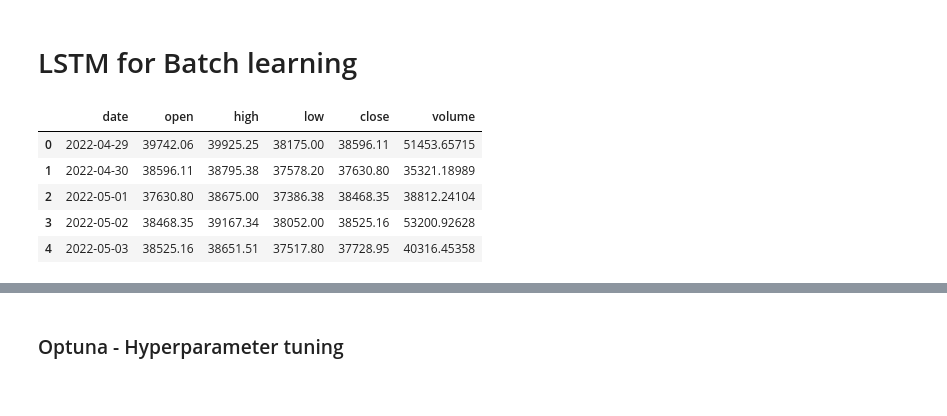
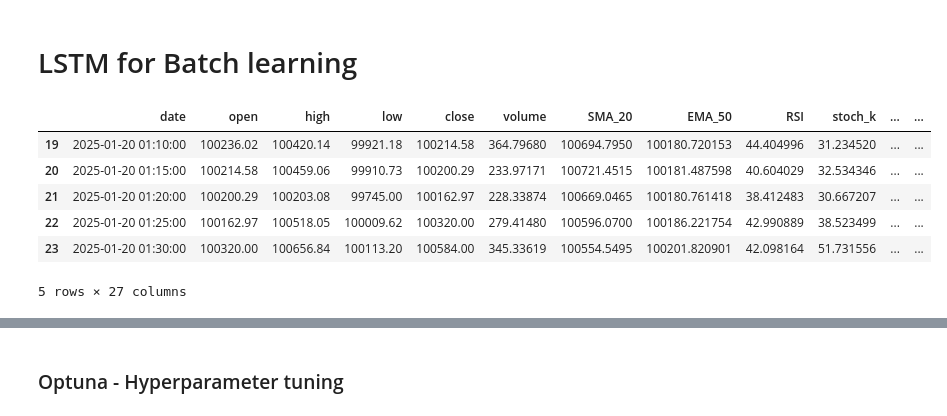
Before and after one commit to zakil-02/Stock-Market-Stream-Prediction-, a Jupyter notebook: Batch_Learning_notebooks/LSTM_BL.ipynb, the cells around one changed output, grey strips where cells are left out. Drawn from its saved outputs; the diff is of its cells as text; code cells hidden in the pictures.

```diff
--- a/Batch_Learning_notebooks/LSTM_BL.ipynb
+++ b/Batch_Learning_notebooks/LSTM_BL.ipynb
@@ -29,15 +29,16 @@ from skorch import NeuralNetRegressor
 
 import optuna
 # %%
-df = pd.read_csv('./data/BTCUSDT.csv', index_col=0)
+df = pd.read_csv('./Bdata/BTCUSDT.csv', index_col=0)
 df.head(5)
 # %% [output]
-|  | date | open | high | low | close | volume |
-| 0 | 2022-04-29 | 39742.06 | 39925.25 | 38175.00 | 38596.11 | 51453.65715 |
-| 1 | 2022-04-30 | 38596.11 | 38795.38 | 37578.20 | 37630.80 | 35321.18989 |
-| 2 | 2022-05-01 | 37630.80 | 38675.00 | 37386.38 | 38468.35 | 38812.24104 |
-| 3 | 2022-05-02 | 38468.35 | 39167.34 | 38052.00 | 38525.16 | 53200.92628 |
-| 4 | 2022-05-03 | 38525.16 | 38651.51 | 37517.80 | 37728.95 | 40316.45358 |
+|  | date | open | high | low | close | volume | SMA_20 | EMA_50 | RSI | stoch_k | ... | ... |
+| 19 | 2025-01-20 01:10:00 | 100236.02 | 100420.14 | 99921.18 | 100214.58 | 364.79680 | 100694.7950 | 100180.720153 | 44.404996 | 31.234520 | ... | ... |
+| 20 | 2025-01-20 01:15:00 | 100214.58 | 100459.06 | 99910.73 | 100200.29 | 233.97171 | 100721.4515 | 100181.487598 | 40.604029 | 32.534346 | ... | ... |
+| 21 | 2025-01-20 01:20:00 | 100200.29 | 100203.08 | 99745.00 | 100162.97 | 228.33874 | 100669.0465 | 100180.761418 | 38.412483 | 30.667207 | ... | ... |
+| 22 | 2025-01-20 01:25:00 | 100162.97 | 100518.05 | 100009.62 | 100320.00 | 279.41480 | 100596.0700 | 100186.221754 | 42.990889 | 38.523499 | ... | ... |
+| 23 | 2025-01-20 01:30:00 | 100320.00 | 100656.84 | 100113.20 | 100584.00 | 345.33619 | 100554.5495 | 100201.820901 | 42.098164 | 51.731556 | ... | ... |
+5 rows × 27 columns
 # %%
 df.columns = ['Date', 'Open', 'High', 'Low', 'Close', 'Volume']
 # %%
```
Also changed, not shown: parts of 13 cells of this notebook, 17 other files.
